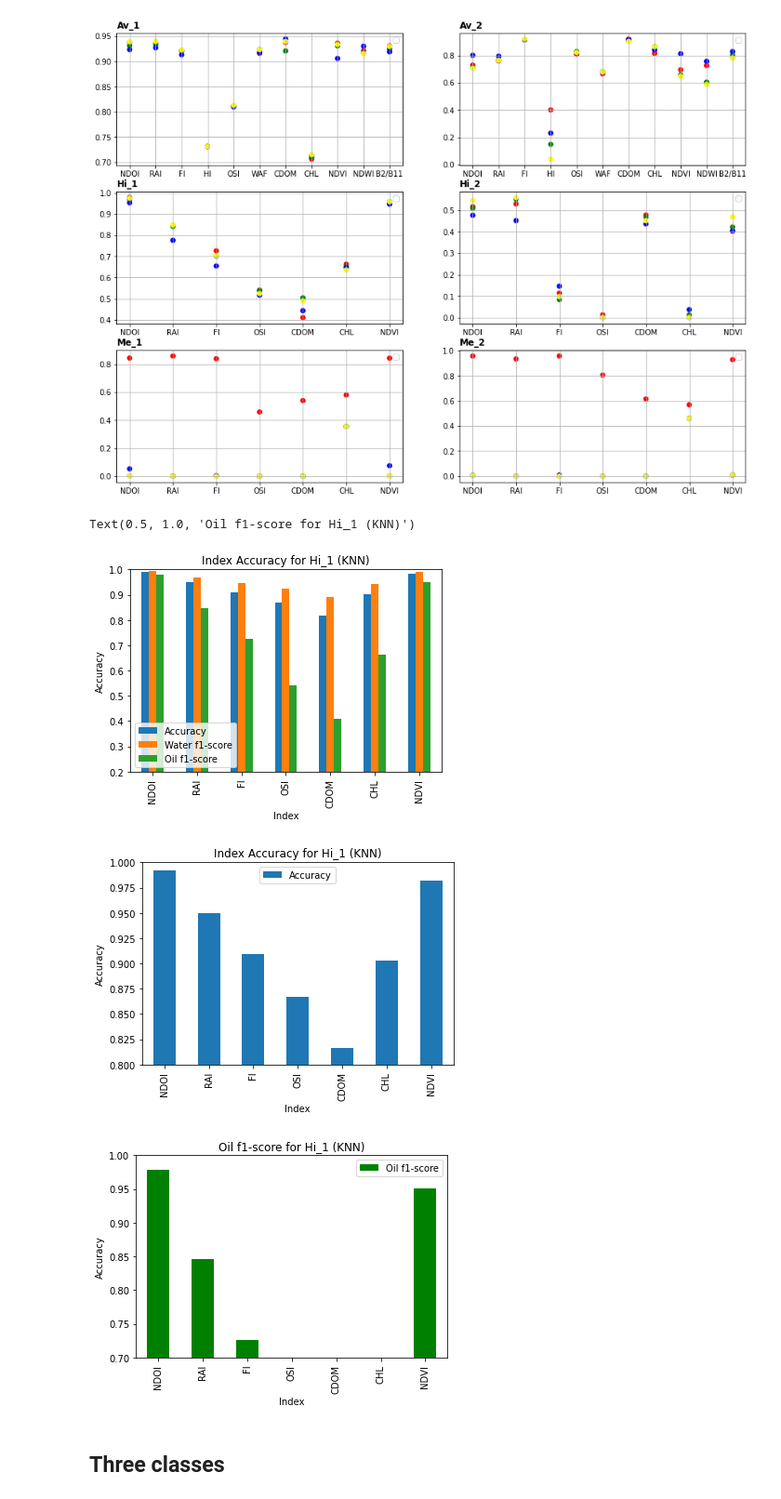
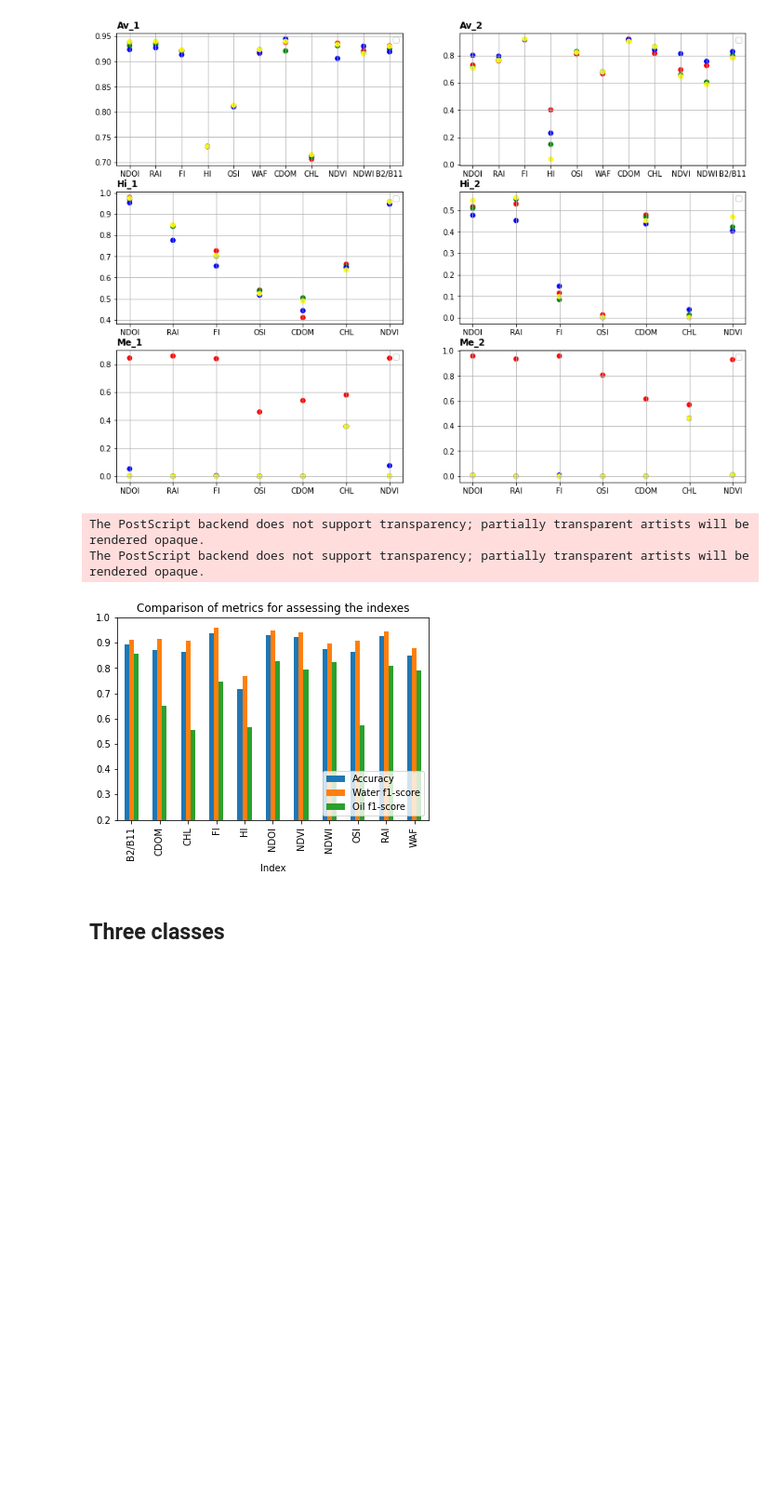
Before and after one commit to AmbarJade/NDOI-index, a Jupyter notebook: Error_representation.ipynb, the cells around one changed output. Shown: that part at 93% size. Drawn from its saved outputs; the diff is of its cells as text; code cells hidden in the pictures; blank space fills up the shorter version.

```diff
--- a/Error_representation.ipynb
+++ b/Error_representation.ipynb
@@ -72,27 +75,16 @@ for i in range(0,len(images)):
 # %% [output]
 [figure]
 # %%
-Hi_1[Hi_1.Model == "KNN"].plot.bar(x = "Index", y = ["Accuracy", "Water f1-score", "Oil f1-score"])
-plt.ylabel("Accuracy")
+df[df.Model == "KNN"].groupby('Index').mean().plot.bar(y = ["Accuracy", "Water f1-score", "Oil f1-score"])
 plt.ylim(0.2, 1)
 plt.title("Index Accuracy for Hi_1 (KNN)")
-plt.legend(loc='lower left')
-
-Hi_1[Hi_1.Model == "KNN"].plot.bar(x = "Index", y = "Accuracy")
-plt.ylim(0.8, 1)
-plt.ylabel("Accuracy")
-plt.title("Index Accuracy for Hi_1 (KNN)")
-
-
-Hi_1[Hi_1.Model == "KNN"].plot.bar(x = "Index", y = "Oil f1-score", color = "green")
-plt.ylim(0.7, 1)
-plt.ylabel("Accuracy")
-plt.title("Oil f1-score for Hi_1 (KNN)")
+plt.legend(loc='lower right')
+plt.suptitle(''); plt.title('Comparison of metrics for assessing the indexes')
+#plt.savefig("data/Index_Metrics.eps", bbox_inches='tight',pad_inches = 0)
 # %% [output]
-Text(0.5, 1.0, 'Oil f1-score for Hi_1 (KNN)')
+The PostScript backend does not support transparency; partially transparent artists will be rendered opaque.
+The PostScript backend does not support transparency; partially transparent artists will be rendered opaque.
-[figure, old version]
+[figure, new version]
-[figure, removed]
-[figure, removed]
 # %% [markdown]
 ## Three classes
 # %%
```
Also changed, not shown: parts of 1 cell of this notebook.
